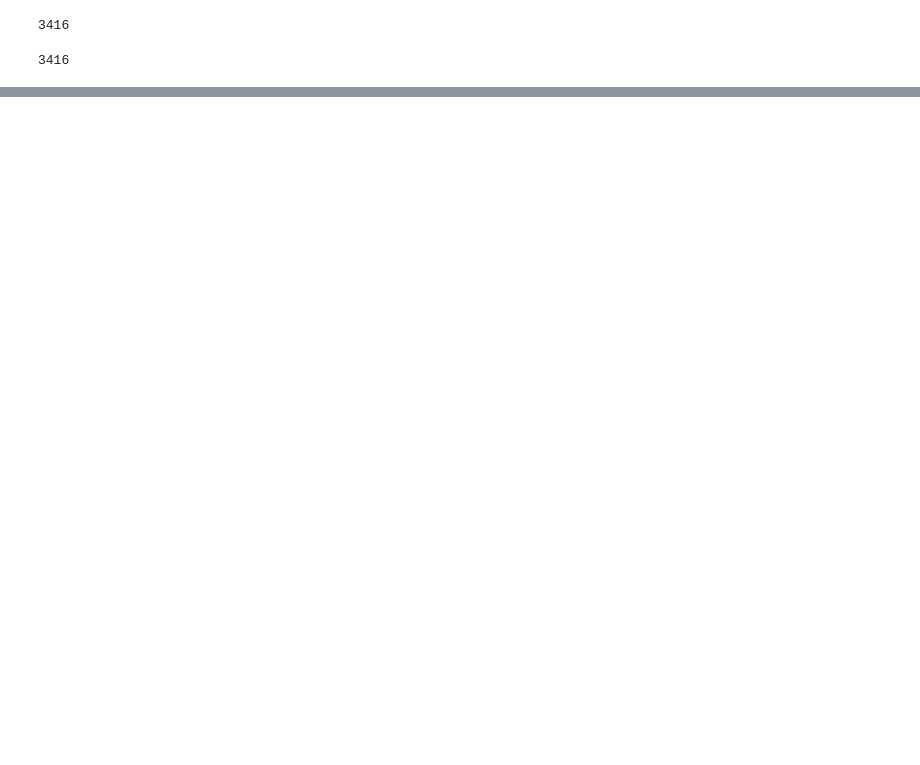
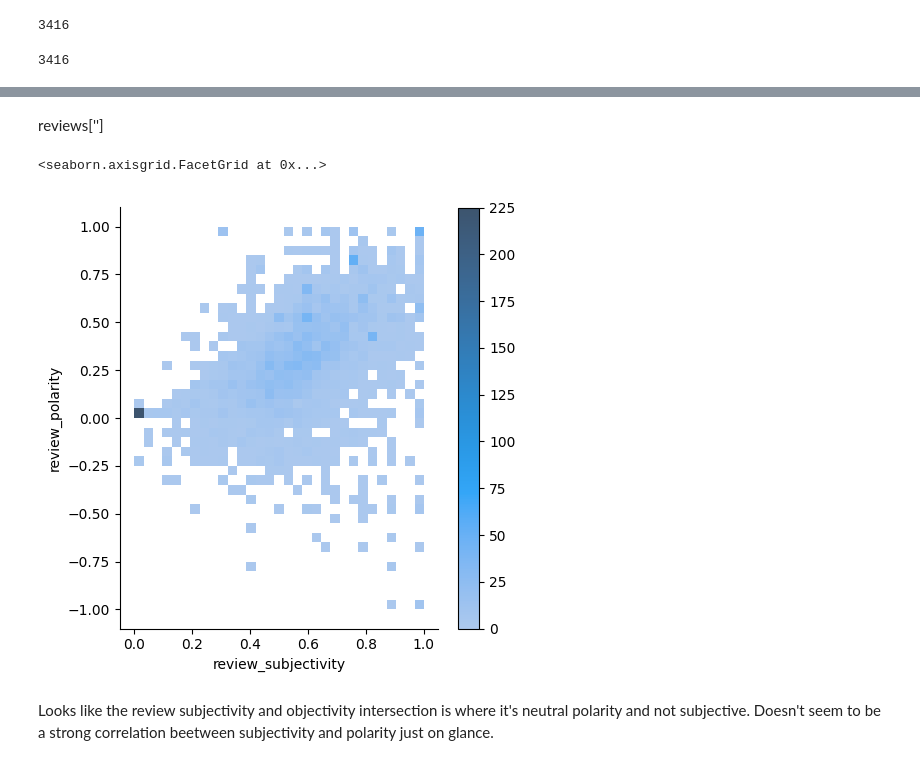
Before and after one commit to aneeshkhole/Perceived-Usefulness-of-online-customer-reviews, a Jupyter notebook: src/target parsing.ipynb, the cells around one changed output, grey strips where cells are left out. Cells and saved outputs as stored; diff of their text form; code cells hidden in the pictures; blank space fills up the shorter version.

Commit message:
Uploading re-knit, updates to data collection
added 6 additional products with links in the spreadsheet.

```diff
--- a/src/target parsing.ipynb
+++ b/src/target parsing.ipynb
@@ -246,0 +287,21 @@ len(reviews)
+# %%
+stop = set(stopwords.words("english"))
+for i,row in products.iterrows():
+    blob = textblob.TextBlob(row['product_details'] + "\n" + row['product_specs'])
+    # tokens = set(blob.words)
+    # blob = textblob.TextBlob(''.join(tokens-stop))
+    subj = blob.subjectivity
+    #print(subj)
+    row['description_subjectivity'] = float(subj)
+    products.loc[i] = row
+
+#products
+
+products['total_star_votes'] = products['total_star_votes'].str.replace(' star ratings','')
+products['total_star_votes'] = products['total_star_votes'].astype(float)
+products
+
+products['product_price'] = products['product_price'].str.replace('\$|,','',regex=True)
+#products[products['product_price']=='Price Varies']['product_price'] = 0
+#products['product_price'] = products['product_price'].astype(float)
+products
@@ -246,0 +352,12 @@ len(reviews)
+# %%
+reviews[['review_subjectivity','review_polarity']] = None,None
+for i,row in reviews.iterrows():
+    #include the header in the summary
+    #s = row['review_header'] + row['review_content']
+    blob = textblob.TextBlob(row['review_content'])
+    row[['review_subjectivity','review_polarity']] = float(blob.subjectivity),float(blob.polarity)
+    reviews.loc[i] = row
+# %%
+reviews['review_length'] = reviews['review_content'].str.len()
+
+reviews
@@ -246,0 +407,4 @@ len(reviews)
+# %%
+reviews['review_polarity'] = reviews['review_polarity'].astype(float)
+reviews['review_subjectivity'] = reviews['review_subjectivity'].astype(float)
+reviews.describe().T
@@ -246,0 +418,14 @@ len(reviews)
+# %% [markdown]
+reviews['']
+# %%
+import matplotlib.pyplot as plt, seaborn as sns
+
+sns.displot(
+    data=reviews,
+    x='review_subjectivity',y='review_polarity',cbar=True
+)
+# %% [output]
+<seaborn.axisgrid.FacetGrid at 0x...>
+[figure, added]
+# %% [markdown]
+Looks like the review subjectivity and objectivity intersection is where it's neutral polarity and not subjective.  Doesn't seem to be a strong correlation beetween subjectivity and polarity just on glance.
```
Also changed, not shown: parts of 14 cells of this notebook, 9 other files.
